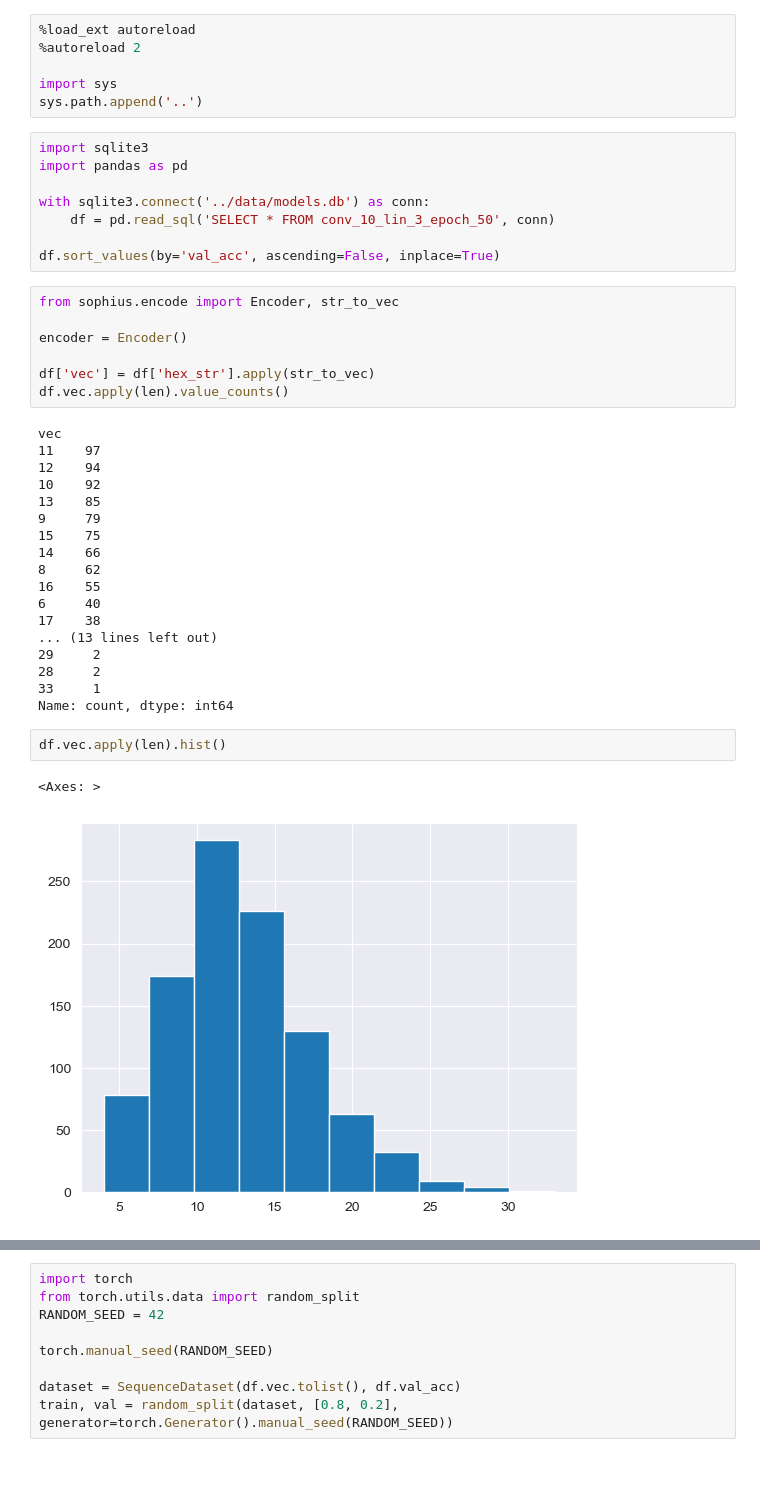
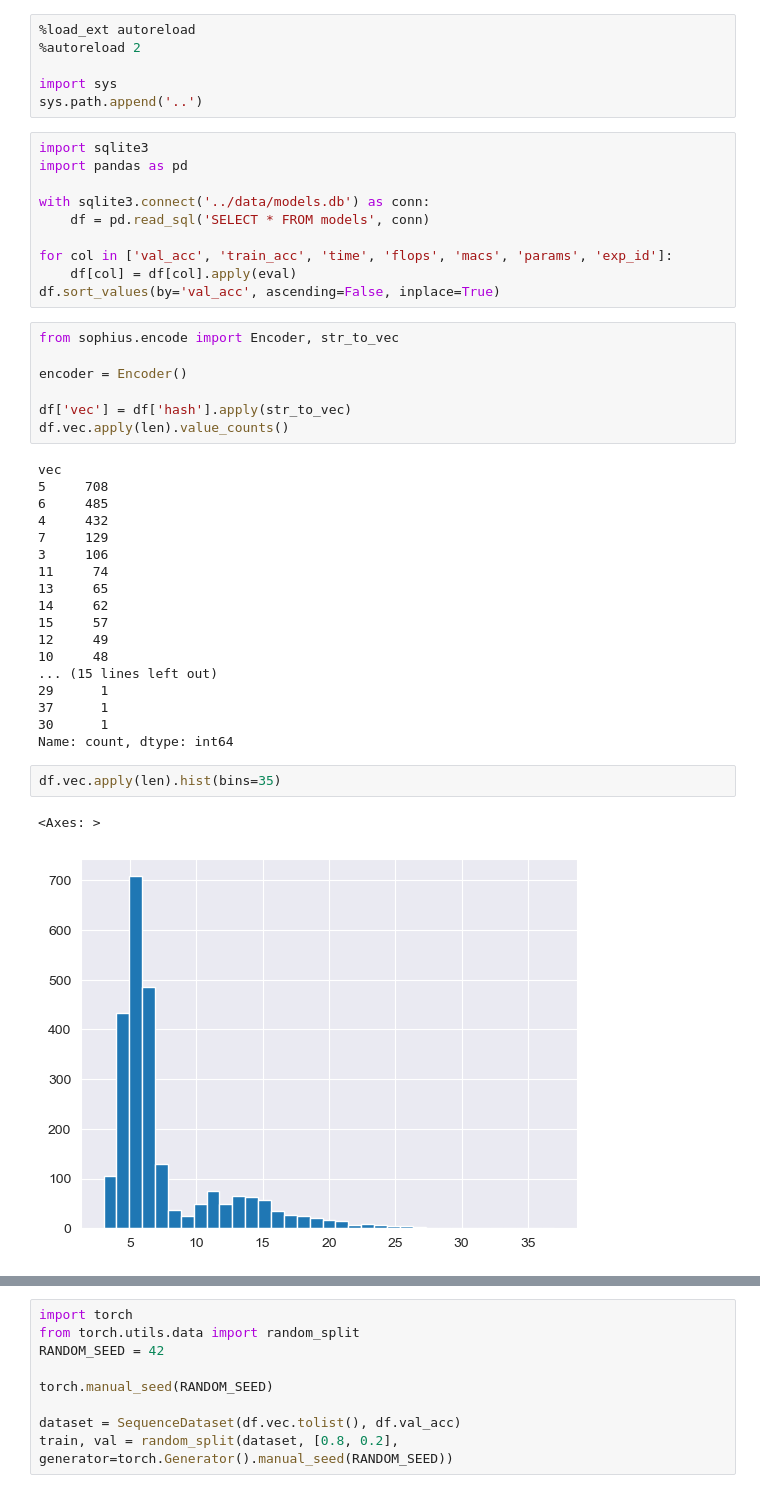
Before and after one commit to alkorolyov/sophius, a Jupyter notebook: notebooks/08_init_LSTM.ipynb, the cells around one changed output, grey strips where cells are left out. Drawn from its saved outputs; the diff is of its cells as text.

```diff
--- a/notebooks/08_init_LSTM.ipynb
+++ b/notebooks/08_init_LSTM.ipynb
@@ -9,39 +9,41 @@ import sqlite3
 import pandas as pd
 
 with sqlite3.connect('../data/models.db') as conn:
-    df = pd.read_sql('SELECT * FROM conv_10_lin_3_epoch_50', conn)
+    df = pd.read_sql('SELECT * FROM models', conn)
 
+for col in ['val_acc', 'train_acc', 'time', 'flops', 'macs', 'params', 'exp_id']:
+    df[col] = df[col].apply(eval)
 df.sort_values(by='val_acc', ascending=False, inplace=True)
 # %%
 from sophius.encode import Encoder, str_to_vec
 
 encoder = Encoder()
 
-df['vec'] = df['hex_str'].apply(str_to_vec)
+df['vec'] = df['hash'].apply(str_to_vec)
 df.vec.apply(len).value_counts()
 # %% [output]
 vec
-11    97
-12    94
-10    92
-13    85
-9     79
-15    75
-14    66
-8     62
-16    55
-6     40
-17    38
-... (13 lines left out)
-29     2
-28     2
-33     1
+5     708
+6     485
+4     432
+7     129
+3     106
+11     74
+13     65
+14     62
+15     57
+12     49
+10     48
+... (15 lines left out)
+29      1
+37      1
+30      1
 Name: count, dtype: int64
 # %%
-df.vec.apply(len).hist()
+df.vec.apply(len).hist(bins=35)
 # %% [output]
 <Axes: >
-[figure, old version]
+[figure, new version]
 # %%
 import pytorch_lightning as pl
 from torch.utils.data import Dataset, DataLoader
```
Also changed, not shown: parts of 6 cells of this notebook, 2 other files.
